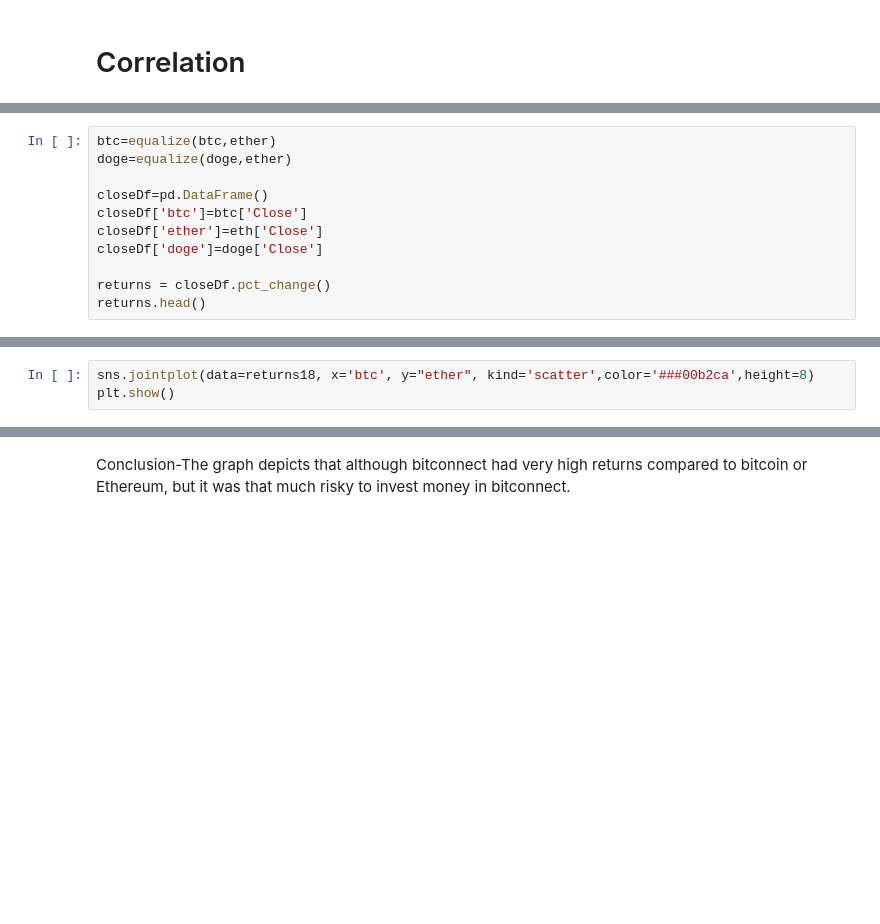
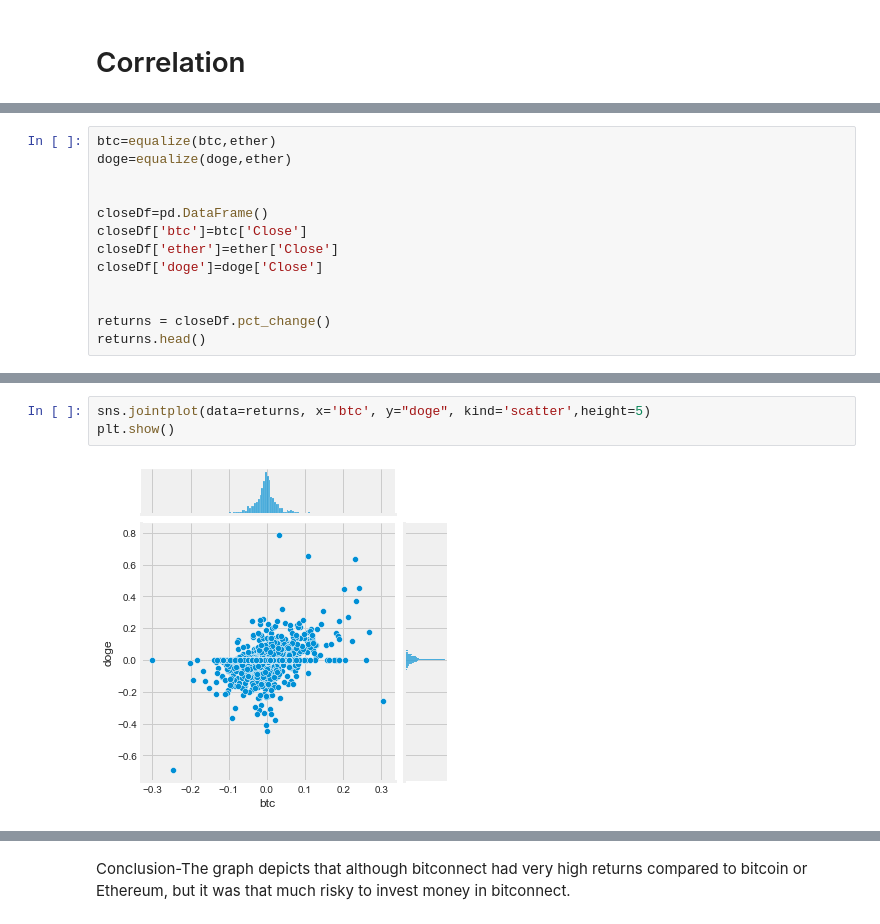
Before and after one commit to yamini236/Microsoftengage-Used-Cars-Data-Analysis, a Jupyter notebook: M.Engage.ipynb, the cells around one changed output, grey strips where cells are left out. Saved outputs shown, nothing was run; the diff lists cells and outputs as text; blank space fills up the shorter version.

```diff
--- a/M.Engage.ipynb
+++ b/M.Engage.ipynb
@@ -151,10 +342,12 @@ returns18.head()
 btc=equalize(btc,ether)
 doge=equalize(doge,ether)
 
+
 closeDf=pd.DataFrame()
 closeDf['btc']=btc['Close']
-closeDf['ether']=eth['Close']
+closeDf['ether']=ether['Close']
 closeDf['doge']=doge['Close']
+
 
 returns = closeDf.pct_change()
 returns.head()
@@ -164,4 +366,6 @@ plt.show()
 # %%
-sns.jointplot(data=returns18, x='btc', y="ether", kind='scatter',color='###00b2ca',height=8)
+sns.jointplot(data=returns, x='btc', y="doge", kind='scatter',height=5)
 plt.show()
+# %% [output]
+[figure, added]
 # %%
```
Also changed, not shown: parts of 37 cells of this notebook.
